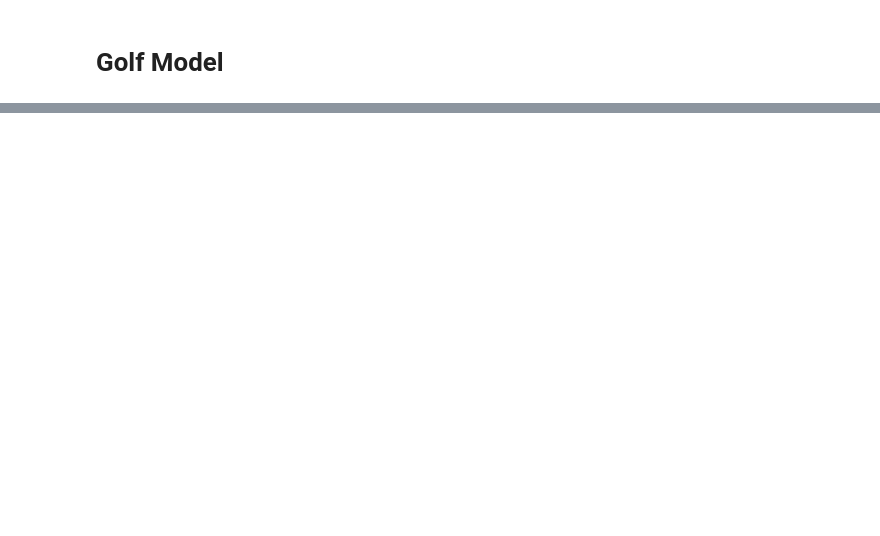
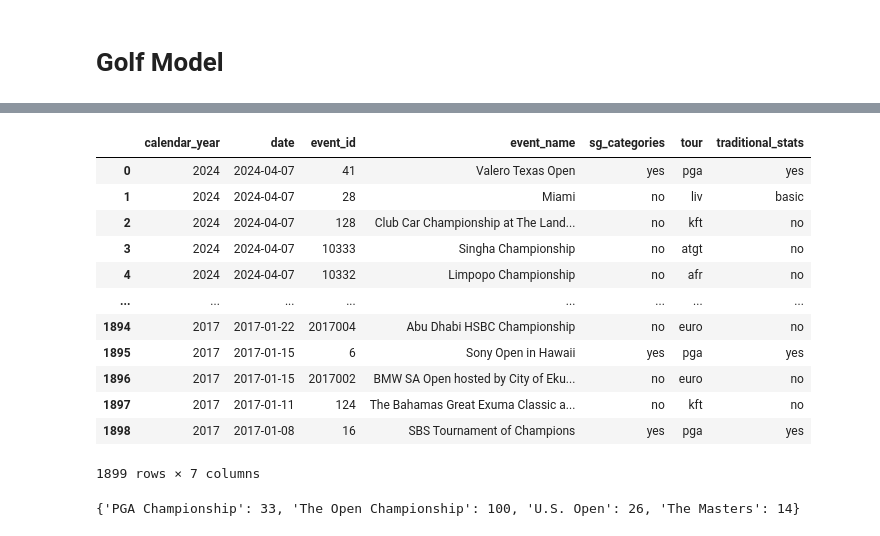
Before and after one commit to apell74/golf_model, a Jupyter notebook: index.ipynb, the cells around one changed output, grey strips where cells are left out. Drawn from its saved outputs; the diff is of its cells as text; code cells hidden in the pictures; blank space fills up the shorter version.

```diff
--- a/index.ipynb
+++ b/index.ipynb
@@ -8,4 +12,12 @@ import pandas as pd
 # %%
-base_url = "https://feeds.datagolf.com/historical-raw-data/rounds"
-
-api_key = "8742e1e287f26df6a7ecedb8087c"
+ids_url = f'https://feeds.datagolf.com/historical-raw-data/event-list?file_format=json&key={api_key}'
+# %%
+response = requests.get(ids_url)
+if response.status_code == 200:
+    # Parse the JSON response
+    event_list = response.json()
+    # Assuming the JSON structure is a list of events
+    for event in event_list:
+        print(f"Event Name: {event['event_name']} - Event ID: {event['event_id']}")
+else:
+    print(f"Error fetching event list: {response.status_code}")
@@ -11,0 +42,35 @@ api_key = "8742e1e287f26df6a7ecedb8087c"
+# %%
+events_df = pd.DataFrame(event_list)
+# %%
+events_df
+# %% [output]
+|  | calendar_year | date | event_id | event_name | sg_categories | tour | traditional_stats |
+| 0 | 2024 | 2024-04-07 | 41 | Valero Texas Open | yes | pga | yes |
+| 1 | 2024 | 2024-04-07 | 28 | Miami | no | liv | basic |
+| 2 | 2024 | 2024-04-07 | 128 | Club Car Championship at The Land... | no | kft | no |
+| 3 | 2024 | 2024-04-07 | 10333 | Singha Championship | no | atgt | no |
+| 4 | 2024 | 2024-04-07 | 10332 | Limpopo Championship | no | afr | no |
+| ... | ... | ... | ... | ... | ... | ... | ... |
+| 1894 | 2017 | 2017-01-22 | 2017004 | Abu Dhabi HSBC Championship | no | euro | no |
+| 1895 | 2017 | 2017-01-15 | 6 | Sony Open in Hawaii | yes | pga | yes |
+| 1896 | 2017 | 2017-01-15 | 2017002 | BMW SA Open hosted by City of Eku... | no | euro | no |
+| 1897 | 2017 | 2017-01-11 | 124 | The Bahamas Great Exuma Classic a... | no | kft | no |
+| 1898 | 2017 | 2017-01-08 | 16 | SBS Tournament of Champions | yes | pga | yes |
+1899 rows × 7 columns
+# %%
+majors = ['The Masters', 'U.S. Open', 'The Open Championship', 'PGA Championship']
+
+# Filter the DataFrame for the major tournaments
+majors_df = events_df[events_df['event_name'].isin(majors)]
+
+# Reset index after filtering
+majors_df = majors_df.reset_index(drop=True)
+
+# Display the DataFrame
+majors_df.head()
+
+# If you need the event_id as a dictionary:
+major_event_ids = dict(zip(majors_df['event_name'], majors_df['event_id']))
+print(major_event_ids)
+# %% [output]
+{'PGA Championship': 33, 'The Open Championship': 100, 'U.S. Open': 26, 'The Masters': 14}
```
Also changed, not shown: parts of 15 cells of this notebook, 4 other files.
